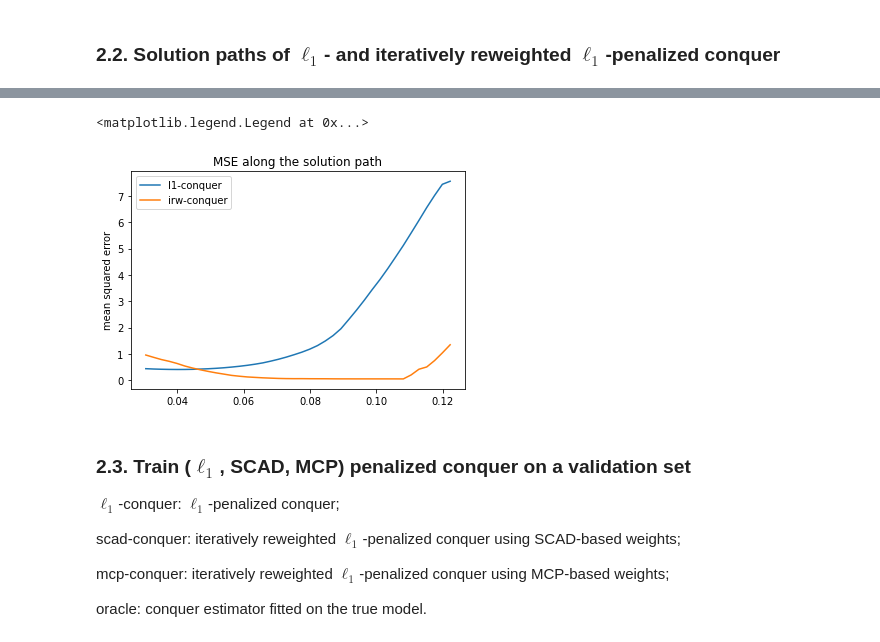
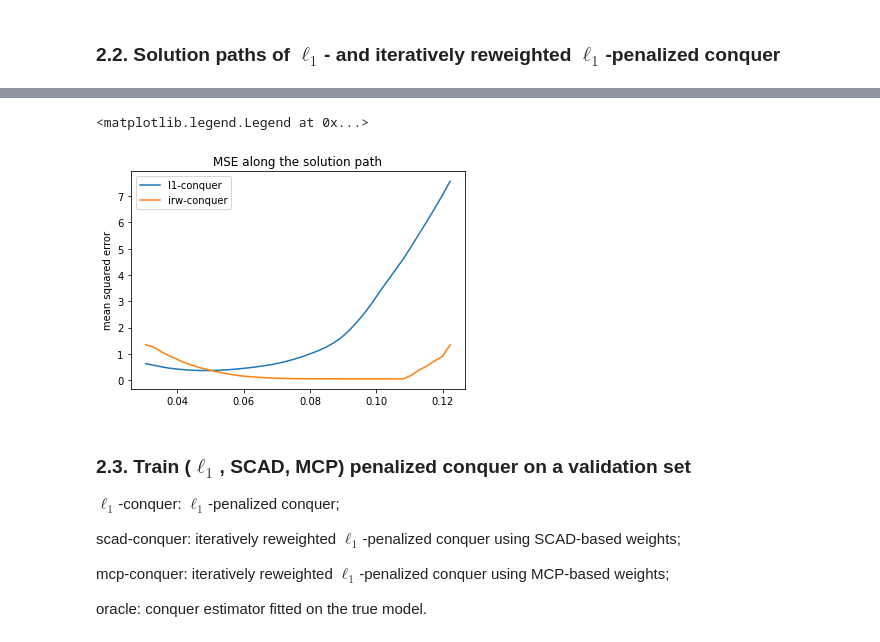
Before and after one commit to WenxinZhou/conquer, a Jupyter notebook: experiments/highd_examples.ipynb, the cells around one changed output, grey strips where cells are left out. Drawn from its saved outputs; the diff is of its cells as text; code cells hidden in the pictures.

```diff
--- a/experiments/highd_examples.ipynb
+++ b/experiments/highd_examples.ipynb
@@ -289,13 +289,13 @@ plt.legend()
 # %%
 # MSE along the solution path
-plt.plot(lambda_seq[::-1], np.mean(l1_sse, axis=1), label='l1-conquer')
-plt.plot(lambda_seq[::-1], np.mean(irw_sse, axis=1), label='irw-conquer')
+plt.plot(lambda_seq, np.mean(l1_sse, axis=1), label='l1-conquer')
+plt.plot(lambda_seq, np.mean(irw_sse, axis=1), label='irw-conquer')
 plt.title("MSE along the solution path")
 plt.ylabel("mean squared error")
 plt.legend()
 # %% [output]
 <matplotlib.legend.Legend at 0x...>
-[figure, old version]
+[figure, new version]
 # %% [markdown]
 ### 2.3. Train ($\ell_1$, SCAD, MCP) penalized conquer on a validation set
 
```
Also changed, not shown: parts of 11 cells of this notebook.
